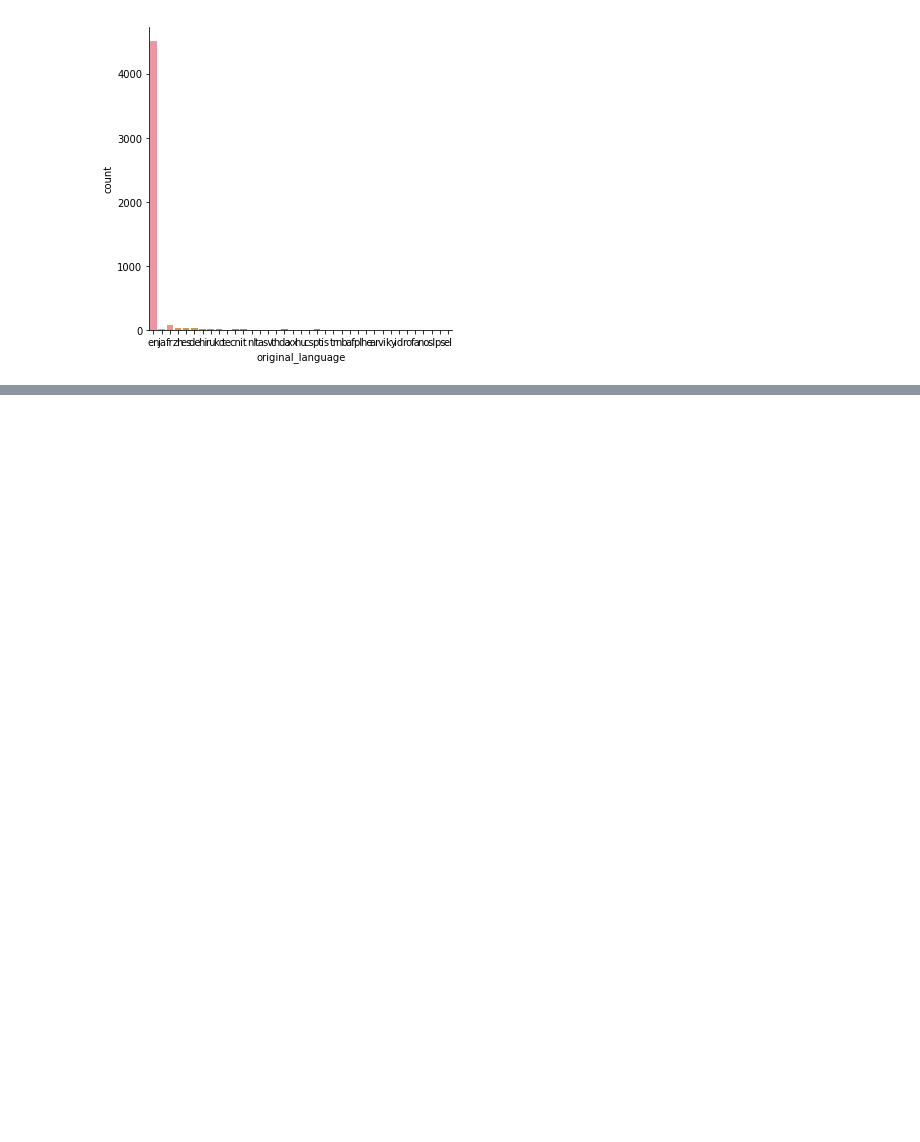
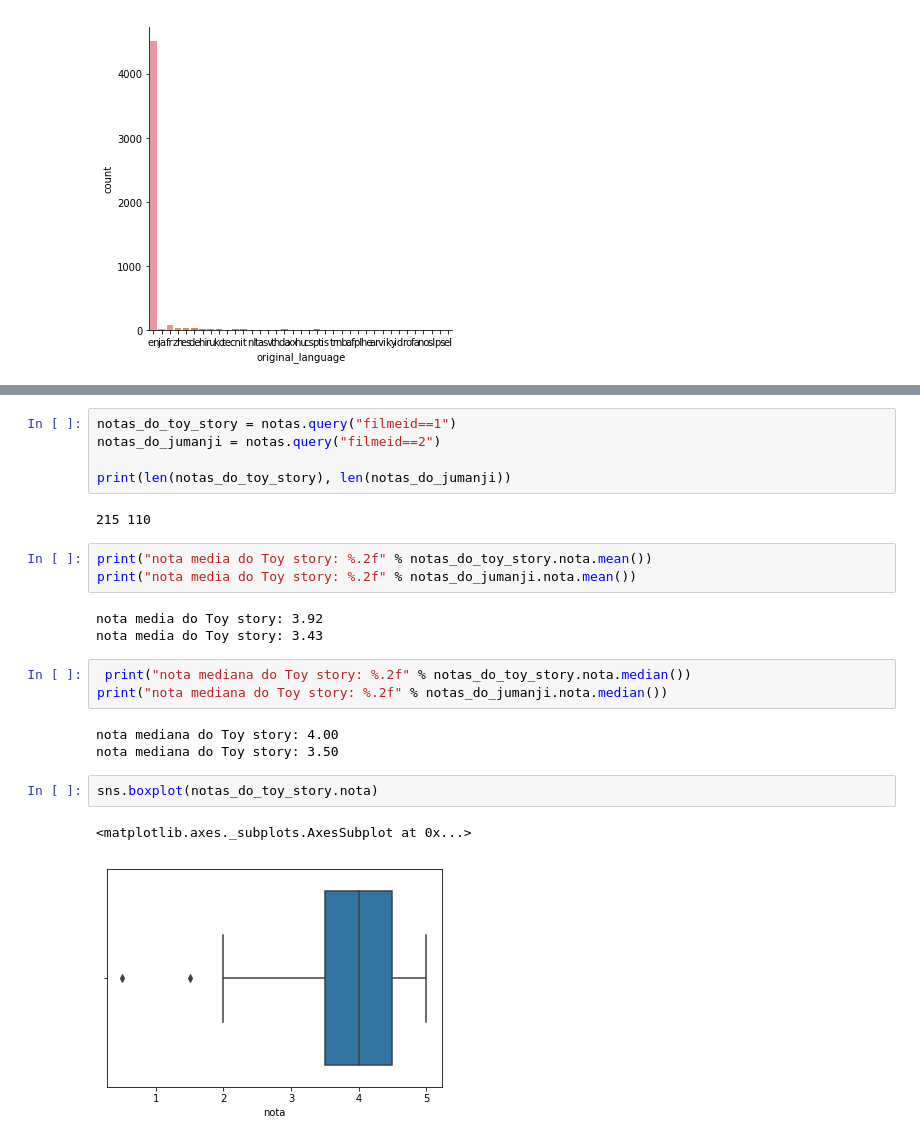
Before and after one commit to klysman08/Data-science-e-Machine-Learning, a Jupyter notebook: Data_Science_Primeiros_passos.ipynb, the cells around one changed output, grey strips where cells are left out. Drawn from its saved outputs; the diff is of its cells as text; blank space fills up the shorter version.

```diff
--- a/Data_Science_Primeiros_passos.ipynb
+++ b/Data_Science_Primeiros_passos.ipynb
@@ -289,0 +310,24 @@ ValueError: ignored
+# %%
+notas_do_toy_story = notas.query("filmeid==1")
+notas_do_jumanji = notas.query("filmeid==2")
+
+print(len(notas_do_toy_story), len(notas_do_jumanji))
+# %% [output]
+215 110
+# %%
+print("nota media do Toy story: %.2f" % notas_do_toy_story.nota.mean())
+print("nota media do Toy story: %.2f" % notas_do_jumanji.nota.mean())
+# %% [output]
+nota media do Toy story: 3.92
+nota media do Toy story: 3.43
+# %%
+ print("nota mediana do Toy story: %.2f" % notas_do_toy_story.nota.median())
+print("nota mediana do Toy story: %.2f" % notas_do_jumanji.nota.median())
+# %% [output]
+nota mediana do Toy story: 4.00
+nota mediana do Toy story: 3.50
+# %%
+sns.boxplot(notas_do_toy_story.nota)
+# %% [output]
+<matplotlib.axes._subplots.AxesSubplot at 0x...>
+[figure, added]
```
Also changed, not shown: parts of 20 cells of this notebook.
